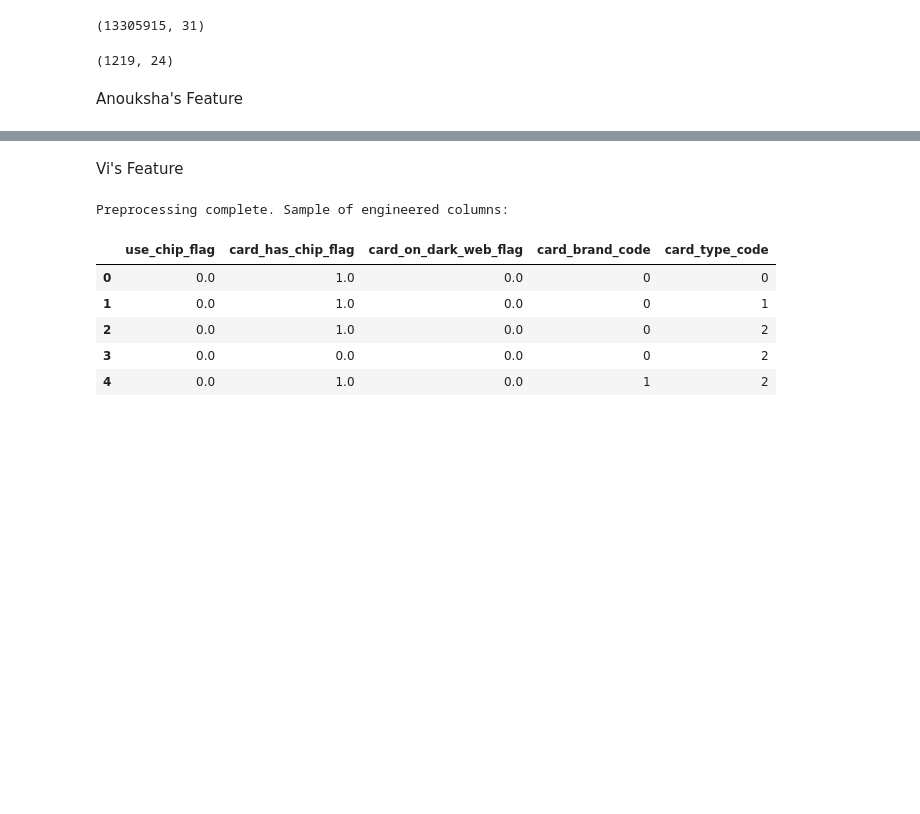
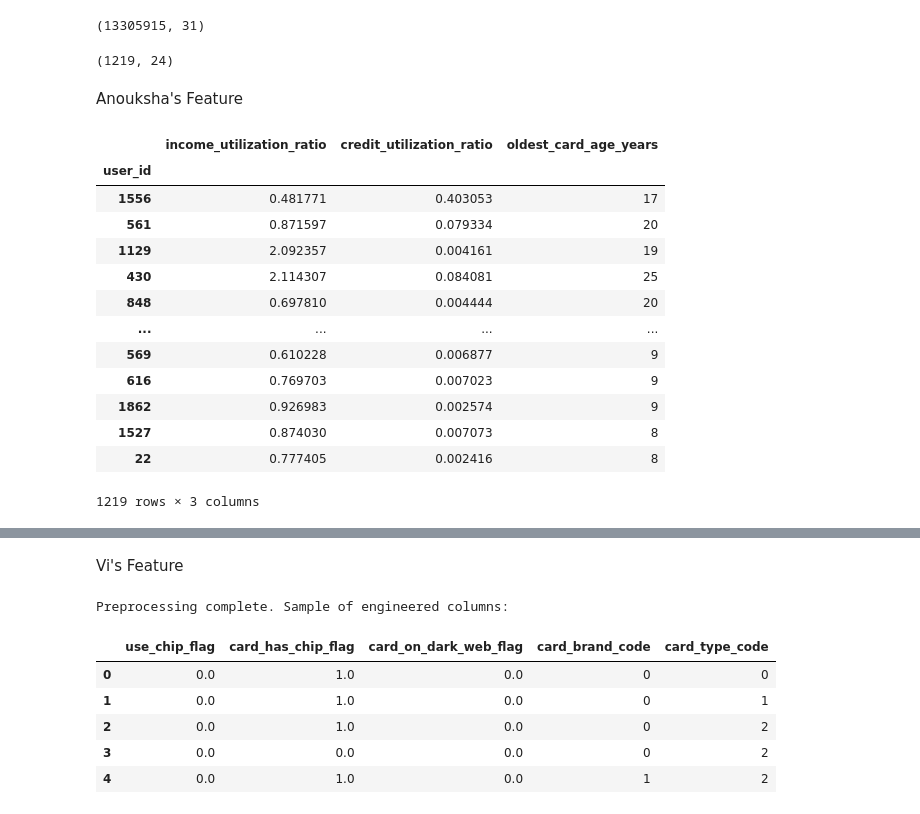
Before and after one commit to QHCeng/Capstone, a Jupyter notebook: EDA_new/Merge_all_feature.ipynb, the cells around one changed output, grey strips where cells are left out. Saved outputs shown, nothing was run; the diff lists cells and outputs as text; code cells hidden in the pictures; blank space fills up the shorter version.

```diff
--- a/EDA_new/Merge_all_feature.ipynb
+++ b/EDA_new/Merge_all_feature.ipynb
@@ -80,35 +80,82 @@ df['card_acct_open_date'] = pd.to_datetime(df['card_acct_open_date'], errors='co
 monthly_txn = df.groupby(['user_id', df['date'].dt.to_period('M')])['amount'].sum().reset_index()
 user_monthly_avg = monthly_txn.groupby('user_id')['amount'].mean().rename('avg_monthly_spend')
 
 income_util = (
     user_monthly_avg.to_frame()
     .join(df[['user_id', 'user_yearly_income']].drop_duplicates().set_index('user_id'), how='left')
 )
 income_util['income_utilization_ratio'] = income_util.apply(
     lambda r: 0 if pd.isna(r['user_yearly_income']) or r['user_yearly_income'] == 0
     else (r['avg_monthly_spend'] / (r['user_yearly_income'] / 12)), axis=1
 )
 income_util['income_utilization_ratio'] = income_util['income_utilization_ratio'].clip(0, 5)
 
-
 credit_util = (
     df.groupby('user_id')['amount'].mean().rename('avg_txn_amount')
     .to_frame()
     .join(df[['user_id', 'card_credit_limit']].drop_duplicates().set_index('user_id'), how='left')
 )
 credit_util['credit_utilization_ratio'] = credit_util.apply(
     lambda r: 0 if pd.isna(r['card_credit_limit']) or r['card_credit_limit'] == 0
     else r['avg_txn_amount'] / r['card_credit_limit'], axis=1
 )
 credit_util['credit_utilization_ratio'] = credit_util['credit_utilization_ratio'].clip(0, 1)
 
 
+credit_util_user = (
+    credit_util
+      .groupby(level=0)['credit_utilization_ratio']
+      .agg(
+          credit_util_mean='mean',
+          credit_util_max='max',
+          credit_util_median='median'
+      )
+)
+
+
+
+
 today_year = datetime.now().year
 card_age = df[['user_id', 'card_acct_open_date']].drop_duplicates().set_index('user_id')
 card_age['card_age_years'] = (today_year - card_age['card_acct_open_date'].dt.year).clip(lower=0)
 
 # Merge new features together
-new_features = (
-    income_util[['income_utilization_ratio']]
-    .join(credit_util[['credit_utilization_ratio']], how='inner')
-    .join(card_age[['card_age_years']], how='inner'))
+card_age_user = (
+    card_age
+      .groupby(level=0)['card_age_years']
+      .agg(
+          oldest_card_age_years='max',   # longest history
+          avg_card_age_years='mean'      # overall maturity
+      )
+)
+feat_income = income_util[['income_utilization_ratio']]
+
+feat_credit = (
+    credit_util_user[['credit_util_mean']]
+      .rename(columns={'credit_util_mean': 'credit_utilization_ratio'})
+)
+feat_card_age = card_age_user[['oldest_card_age_years']]
+user_index = pd.Index(df['user_id'].unique(), name='user_id')
+
+final_features = (
+    pd.DataFrame(index=user_index)
+      .join(feat_income, how='left')
+      .join(feat_credit, how='left')
+      .join(feat_card_age, how='left')
+)
+final_features
+# %% [output]
+|  | income_utilization_ratio | credit_utilization_ratio | oldest_card_age_years |
+| user_id |  |  |  |
+| 1556 | 0.481771 | 0.403053 | 17 |
+| 561 | 0.871597 | 0.079334 | 20 |
+| 1129 | 2.092357 | 0.004161 | 19 |
+| 430 | 2.114307 | 0.084081 | 25 |
+| 848 | 0.697810 | 0.004444 | 20 |
+| ... | ... | ... | ... |
+| 569 | 0.610228 | 0.006877 | 9 |
+| 616 | 0.769703 | 0.007023 | 9 |
+| 1862 | 0.926983 | 0.002574 | 9 |
+| 1527 | 0.874030 | 0.007073 | 8 |
+| 22 | 0.777405 | 0.002416 | 8 |
+1219 rows × 3 columns
```
Also changed, not shown: parts of 7 cells of this notebook.
